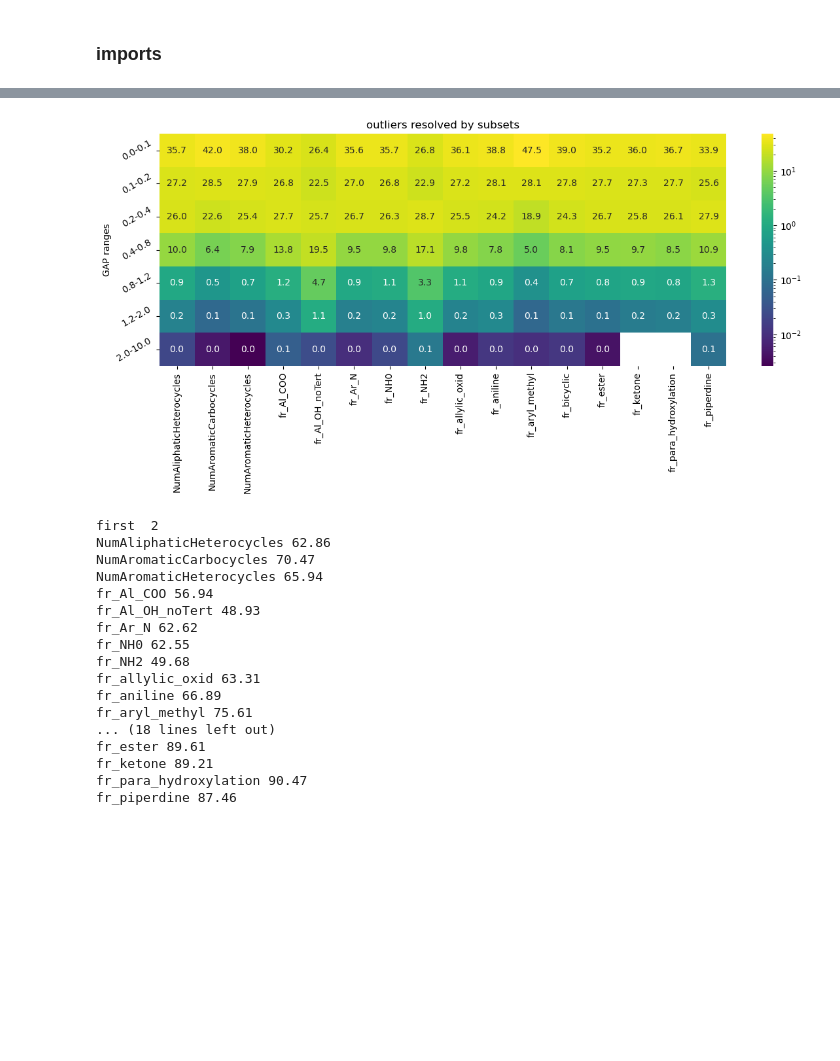
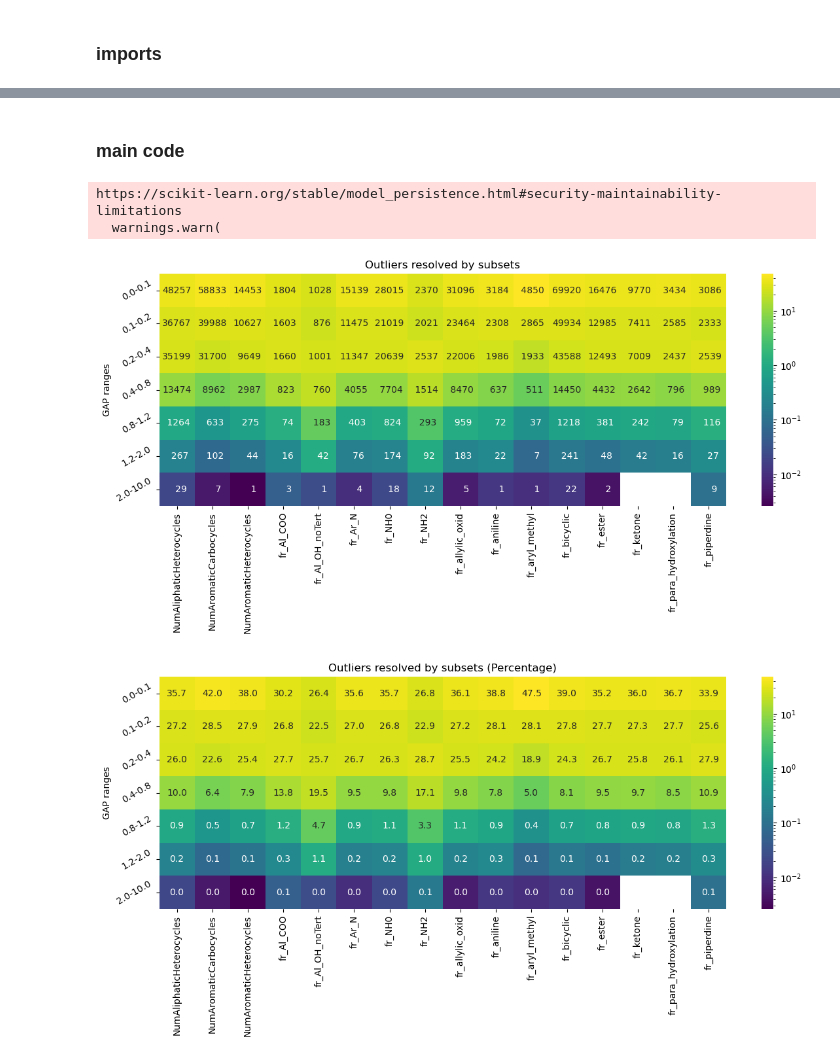
Before and after one commit to sthinius87/HL-gaps-pub, a Jupyter notebook: notebooks/heatmap_range.ipynb, the cells around one changed output, grey strips where cells are left out. Saved outputs shown, nothing was run; the diff lists cells and outputs as text; code cells hidden in the pictures; blank space fills up the shorter version.

```diff
--- a/notebooks/heatmap_range.ipynb
+++ b/notebooks/heatmap_range.ipynb
@@ -181,5 +71,7 @@ iqr_df
 # %%
-def separate_counts_and_percentages(data_dict):
+def separate_counts_and_percentages(
+    data_dict: Dict[str, Dict[Tuple[float, float], Dict[str, float]]]
+) -> Tuple[pd.DataFrame, pd.DataFrame]:
     """
     Separates a dictionary with tuple keys and dictionaries as values
     (containing 'count' and 'percentage') into two DataFrames.
@@ -194,26 +86,26 @@ def separate_counts_and_percentages(data_dict):
                or if the input dictionary is empty.
     """
 
-    if not isinstance(data_dict, dict) or not data_dict:  # Check for empty dict as well
-        return None, None
+    if not isinstance(data_dict, dict) or not data_dict:
+        return pd.DataFrame(), pd.DataFrame()
 
-    counts_data = {}
-    percentages_data = {}
+    counts_data: Dict[str, Dict[Tuple[float, float], int]] = {}
+    percentages_data: Dict[str, Dict[Tuple[float, float], float]] = {}
 
     for feature, ranges_dict in data_dict.items():
-        feature_counts = {}
-        feature_percentages = {}
+        feature_counts: Dict[Tuple[float, float], int] = {}
+        feature_percentages: Dict[Tuple[float, float], float] = {}
         for range_tuple, metrics in ranges_dict.items():
-            if isinstance(metrics, dict) and 'count' in metrics and 'percentage' in metrics:
-                feature_counts[range_tuple] = metrics['count']
-                feature_percentages[range_tuple] = metrics['percentage']
+            if isinstance(metrics, dict) and "count" in metrics and "percentage" in metrics:
+                feature_counts[range_tuple] = int(metrics["count"])
+                feature_percentages[range_tuple] = float(metrics["percentage"])
             else:
-                return None, None  # Input format is incorrect
+                return pd.DataFrame(), pd.DataFrame()
 
         counts_data[feature] = feature_counts
         percentages_data[feature] = feature_percentages
 
-    counts_df = pd.DataFrame.from_dict(counts_data, orient='columns')
-    percentages_df = pd.DataFrame.from_dict(percentages_data, orient='columns')
+    counts_df = pd.DataFrame.from_dict(counts_data, orient="columns")
+    percentages_df = pd.DataFrame.from_dict(percentages_data, orient="columns")
 
     return counts_df, percentages_df
@@ -364,39 +112,2 @@ plt.show()
-# %%
-plt.figure(figsize=(12, 6))  # Adjust figure size for better readability
-
-sns.heatmap(percentage_df,  annot=percentage_df,vmin=0,vmax=50,cmap="viridis", fmt='.1f',norm=LogNorm()) # fmt=".4f" for 4 decimal places #5g
-
-#plt.xlabel("Component")
-plt.ylabel("GAP ranges")
-plt.yticks(rotation=30)
-plt.title("outliers resolved by subsets")
-plt.tight_layout()
-plt.savefig("gap_range_vs_descriptor_outliers_percentage.png")
-plt.show()
-# %% [output]
-[figure, removed]
-# %%
-# combined (summed) percentages for first 2 and 3 GAP ranges
-for ii in range(2,4):
-    print("first ",ii)
-    for descr in percentage_df.columns:
-        sum=percentage_df[descr].iloc[:ii].sum()
-        print(descr,"{:.2f}".format(sum))
-# %% [output]
-first  2
-NumAliphaticHeterocycles 62.86
-NumAromaticCarbocycles 70.47
-NumAromaticHeterocycles 65.94
-fr_Al_COO 56.94
-fr_Al_OH_noTert 48.93
-fr_Ar_N 62.62
-fr_NH0 62.55
-fr_NH2 49.68
-fr_allylic_oxid 63.31
-fr_aniline 66.89
-fr_aryl_methyl 75.61
-... (18 lines left out)
-fr_ester 89.61
-fr_ketone 89.21
-fr_para_hydroxylation 90.47
-fr_piperdine 87.46
+# %% [markdown]
+### main code
@@ -402,0 +199,8 @@ fr_piperdine 87.46
+# %%
+if __name__ == "__main__":
+    main()
+# %% [output]
+https://scikit-learn.org/stable/model_persistence.html#security-maintainability-limitations
+  warnings.warn(
+[figure, added]
+[figure, added]
```
Also changed, not shown: parts of 19 cells of this notebook, 1 other file.
